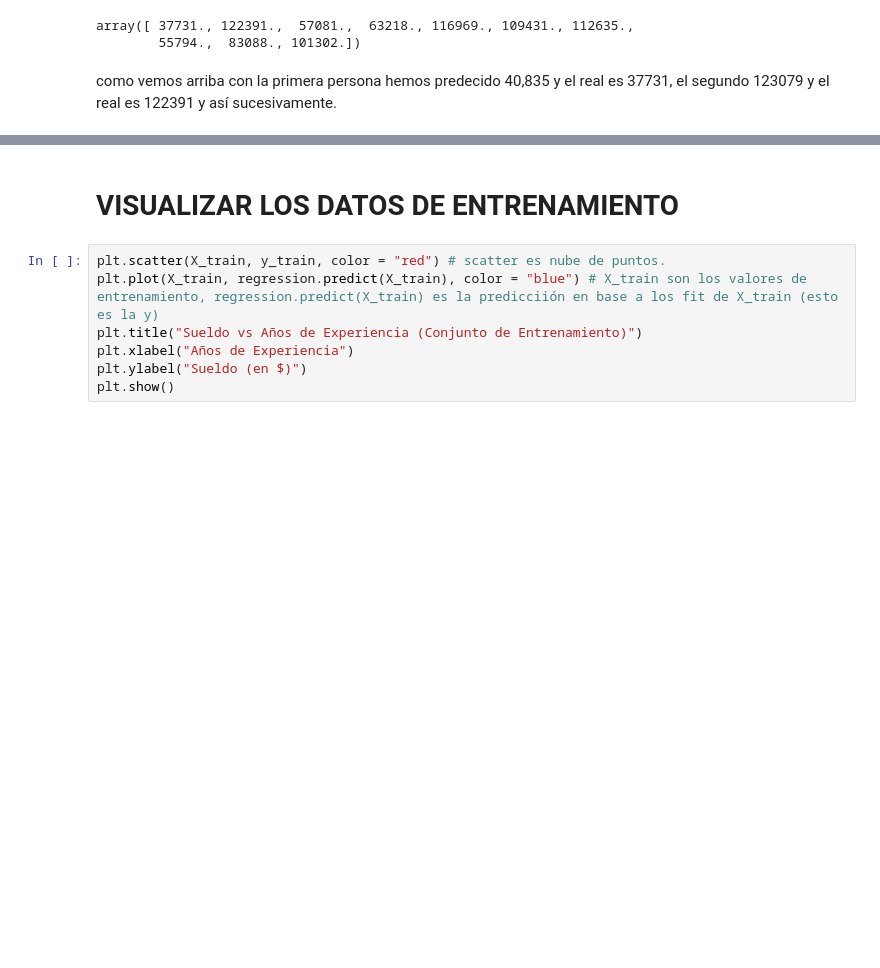
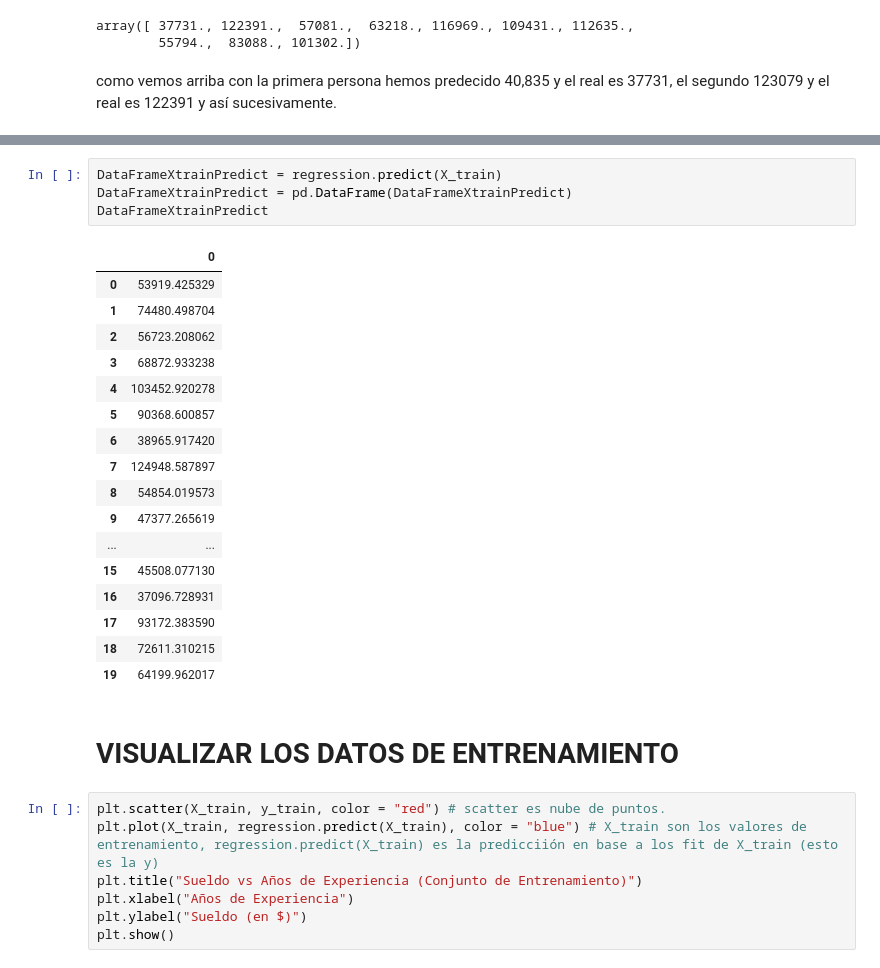
Before and after one commit to pacomm5/Plantillas, a Jupyter notebook: REGRESION_LINEAL.ipynb, the cells around one changed output, grey strips where cells are left out. Drawn from its saved outputs; the diff is of its cells as text; blank space fills up the shorter version.

```diff
--- a/REGRESION_LINEAL.ipynb
+++ b/REGRESION_LINEAL.ipynb
@@ -448,3 +220,25 @@ como vemos arriba con la primera persona hemos predecido 40,835 y el real es 377
+# %%
+DataFrameXtrainPredict = regression.predict(X_train)
+DataFrameXtrainPredict = pd.DataFrame(DataFrameXtrainPredict)
+DataFrameXtrainPredict
+# %% [output]
+|  | 0 |
+| 0 | 53919.425329 |
+| 1 | 74480.498704 |
+| 2 | 56723.208062 |
+| 3 | 68872.933238 |
+| 4 | 103452.920278 |
+| 5 | 90368.600857 |
+| 6 | 38965.917420 |
+| 7 | 124948.587897 |
+| 8 | 54854.019573 |
+| 9 | 47377.265619 |
+| ... | ... |
+| 15 | 45508.077130 |
+| 16 | 37096.728931 |
+| 17 | 93172.383590 |
+| 18 | 72611.310215 |
+| 19 | 64199.962017 |
 # %% [markdown]
 # VISUALIZAR LOS DATOS DE ENTRENAMIENTO
 # %%
```
Also changed, not shown: parts of 39 cells of this notebook.
